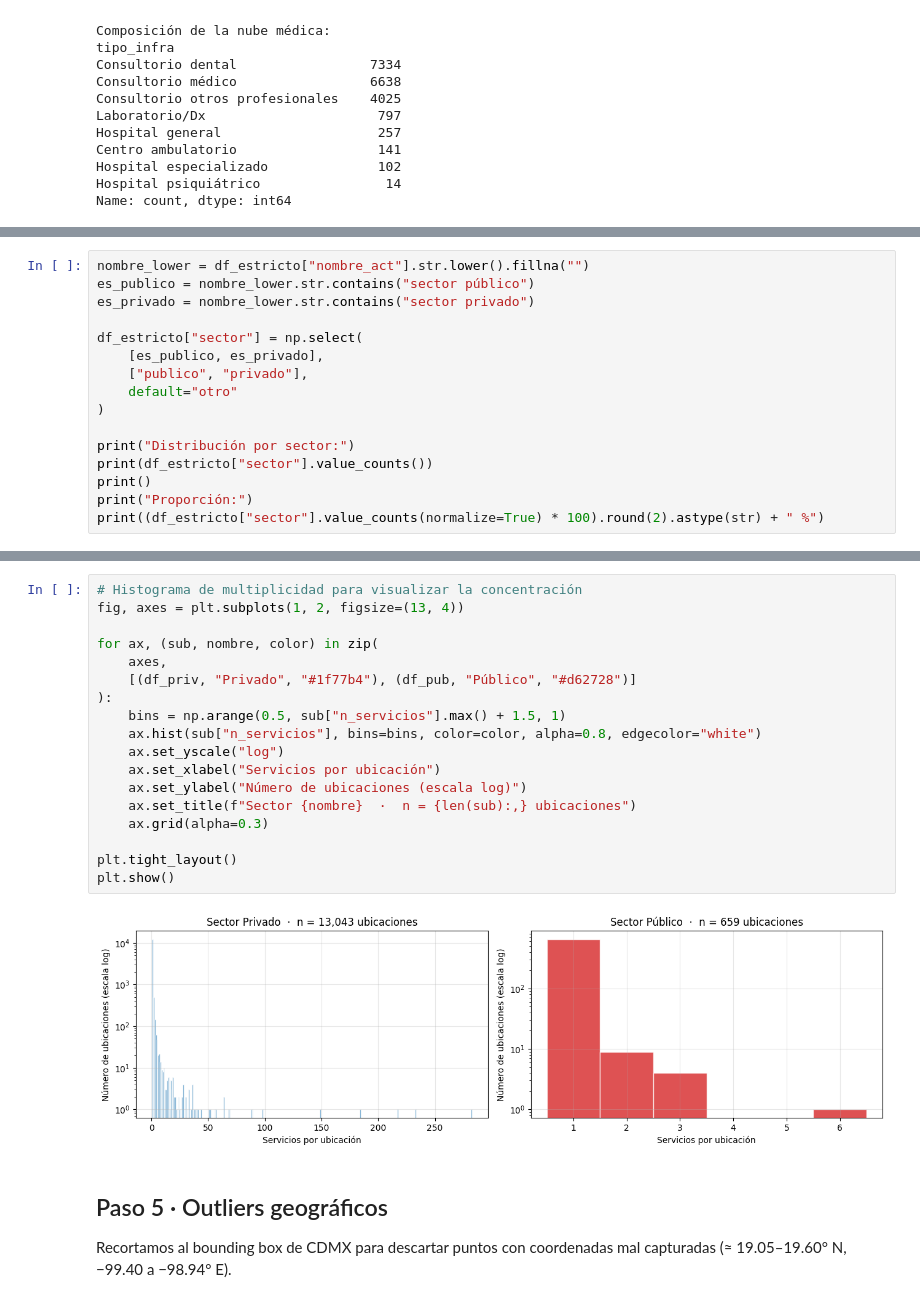
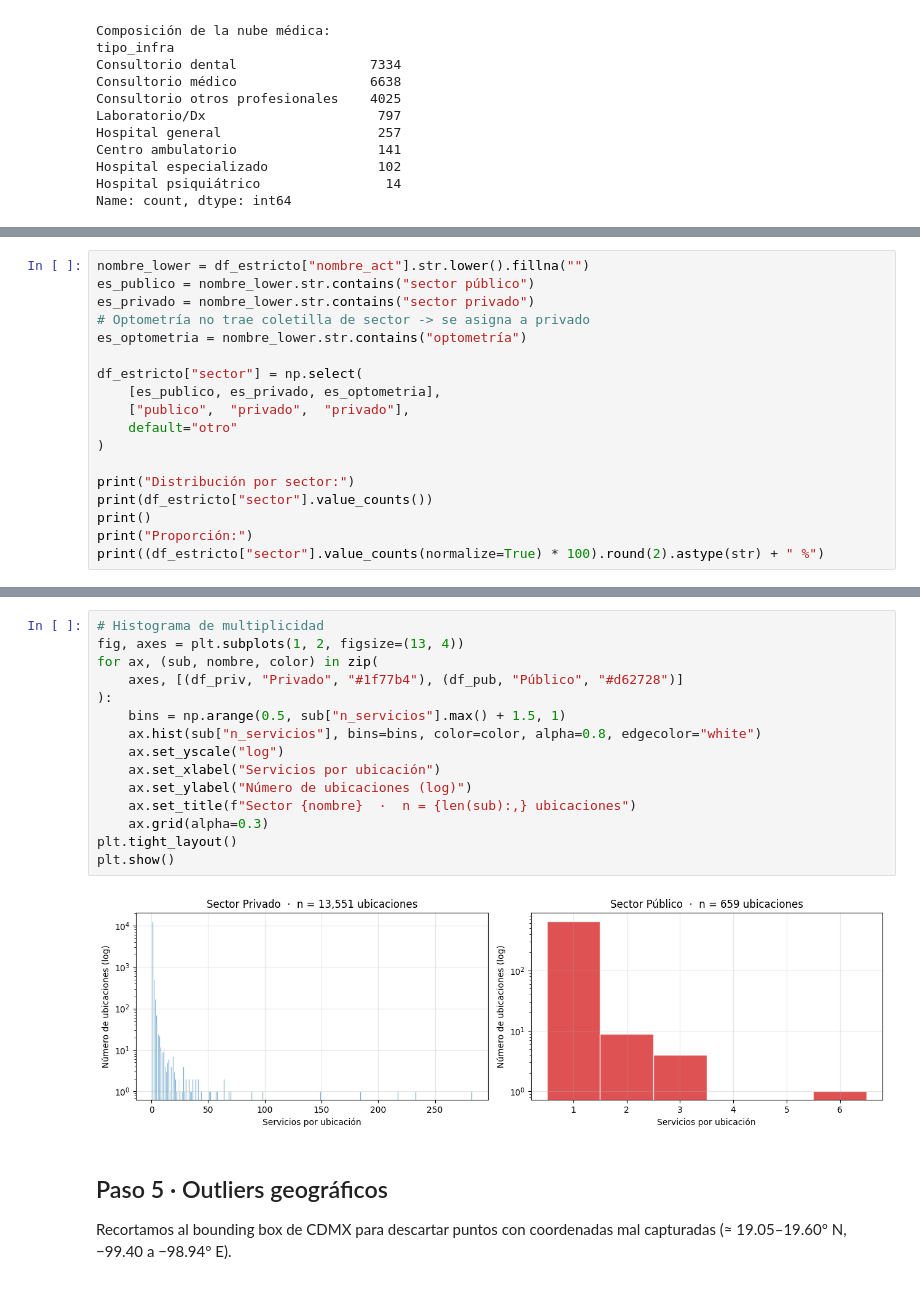
Before and after one commit to vanessabernal/tda-salud-cdmx, a Jupyter notebook: notebooks/02_filtrado_y_split.ipynb, the cells around one changed output, grey strips where cells are left out. Drawn from its saved outputs; the diff is of its cells as text.

```diff
--- a/notebooks/02_filtrado_y_split.ipynb
+++ b/notebooks/02_filtrado_y_split.ipynb
@@ -179,10 +182,12 @@ El SCIAN 2018 codifica la distinción en el **texto** de `nombre_act` (no de for
 nombre_lower = df_estricto["nombre_act"].str.lower().fillna("")
 es_publico = nombre_lower.str.contains("sector público")
 es_privado = nombre_lower.str.contains("sector privado")
+# Optometría no trae coletilla de sector -> se asigna a privado
+es_optometria = nombre_lower.str.contains("optometría")
 
 df_estricto["sector"] = np.select(
-    [es_publico, es_privado],
-    ["publico", "privado"],
+    [es_publico, es_privado, es_optometria],
+    ["publico",  "privado",  "privado"],
     default="otro"
 )
 
@@ -376,24 +363,21 @@ CONSULORIO MEDICO DE ESPECIALIDADES La Magdalena Contreras           88
           ANESTESIOLOGIA SIN NOMBRE          Benito Juárez           68                                                                                 Consultorio médico, Laboratorio/Dx
 # %%
-# Histograma de multiplicidad para visualizar la concentración
+# Histograma de multiplicidad
 fig, axes = plt.subplots(1, 2, figsize=(13, 4))
-
 for ax, (sub, nombre, color) in zip(
-    axes,
-    [(df_priv, "Privado", "#1f77b4"), (df_pub, "Público", "#d62728")]
+    axes, [(df_priv, "Privado", "#1f77b4"), (df_pub, "Público", "#d62728")]
 ):
     bins = np.arange(0.5, sub["n_servicios"].max() + 1.5, 1)
     ax.hist(sub["n_servicios"], bins=bins, color=color, alpha=0.8, edgecolor="white")
     ax.set_yscale("log")
     ax.set_xlabel("Servicios por ubicación")
-    ax.set_ylabel("Número de ubicaciones (escala log)")
+    ax.set_ylabel("Número de ubicaciones (log)")
     ax.set_title(f"Sector {nombre}  ·  n = {len(sub):,} ubicaciones")
     ax.grid(alpha=0.3)
-
 plt.tight_layout()
 plt.show()
 # %% [output]
-[figure, old version]
+[figure, new version]
 # %% [markdown]
 ## Paso 5 · Outliers geográficos
 
```
Also changed, not shown: parts of 21 cells of this notebook, 1 other file.
